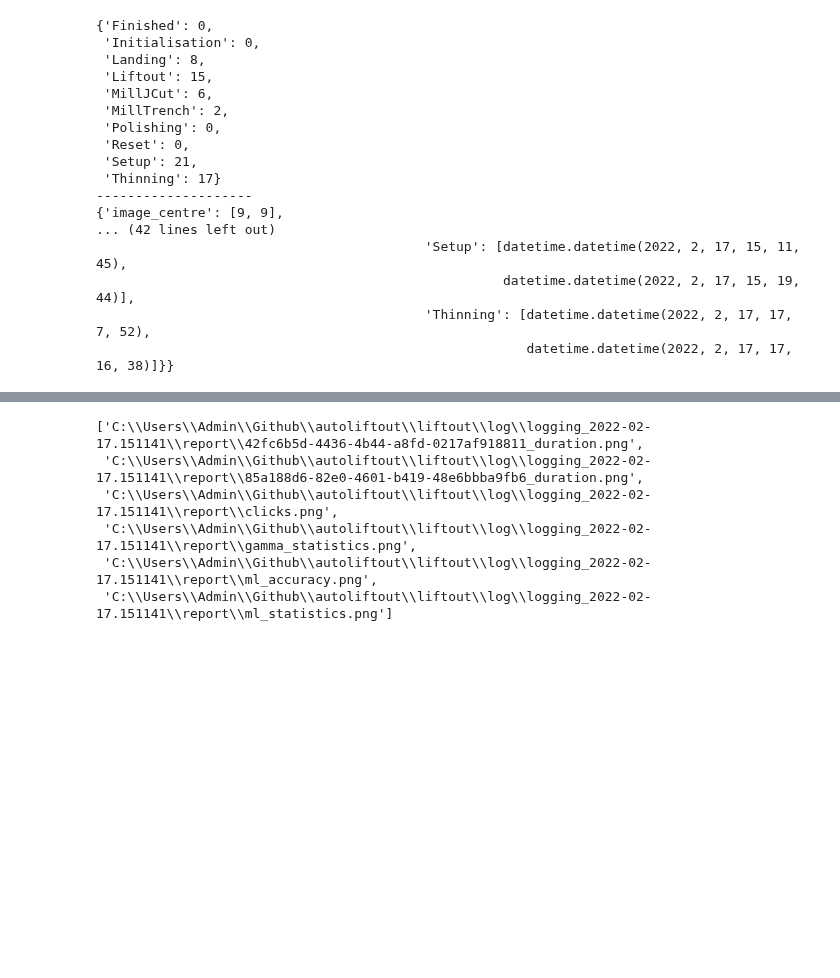
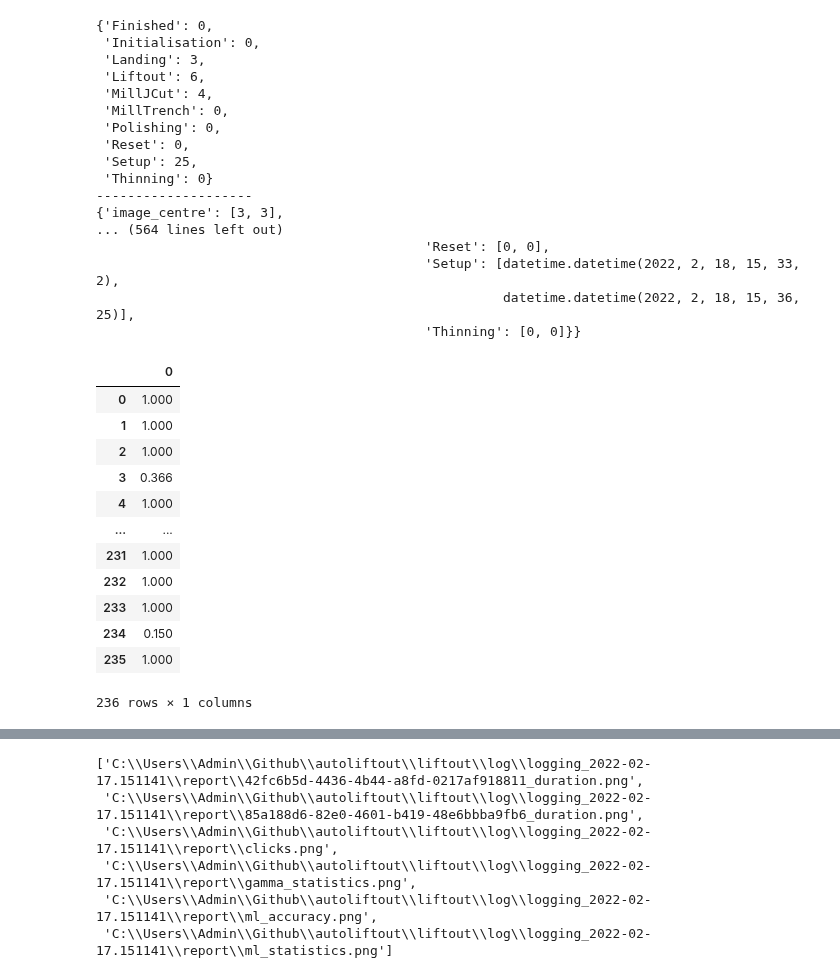
Before and after one commit to Phaips/autoliftout, a Jupyter notebook: liftout/tools/logging.ipynb, the cells around one changed output, grey strips where cells are left out. Cells and saved outputs as stored; diff of their text form; code cells hidden in the pictures; blank space fills up the shorter version.

```diff
--- a/liftout/tools/logging.ipynb
+++ b/liftout/tools/logging.ipynb
@@ -21,25 +39,28 @@ pprint(dict(statistics["ml"]))
 
 print("-"*20)
 
-# pprint(dict(statistics["gamma"]))
+print("-"*20)
+pprint(dict(statistics["crosscorrelation"]))
+
+pprint(dict(statistics["gamma"]))
 
 print("-"*20)
 pprint(dict(statistics["stage"]))
 # %% [output]
 {'Finished': 0,
  'Initialisation': 0,
- 'Landing': 8,
- 'Liftout': 15,
- 'MillJCut': 6,
- 'MillTrench': 2,
+ 'Landing': 3,
+ 'Liftout': 6,
+ 'MillJCut': 4,
+ 'MillTrench': 0,
  'Polishing': 0,
  'Reset': 0,
- 'Setup': 21,
- 'Thinning': 17}
+ 'Setup': 25,
+ 'Thinning': 0}
 --------------------
-{'image_centre': [9, 9],
-... (42 lines left out)
-                                          'Setup': [datetime.datetime(2022, 2, 17, 15, 11, 45),
-                                                    datetime.datetime(2022, 2, 17, 15, 19, 44)],
-                                          'Thinning': [datetime.datetime(2022, 2, 17, 17, 7, 52),
-                                                       datetime.datetime(2022, 2, 17, 17, 16, 38)]}}
+{'image_centre': [3, 3],
+... (564 lines left out)
+                                          'Reset': [0, 0],
+                                          'Setup': [datetime.datetime(2022, 2, 18, 15, 33, 2),
+                                                    datetime.datetime(2022, 2, 18, 15, 36, 25)],
+                                          'Thinning': [0, 0]}}
@@ -51,3 +67,22 @@ gam_std = np.std(statistics["gamma"]["gamma"])
+# %%
+# df_gamma = pd.DataFrame(statistics["gamma"]["gamma"])
+
+df_gamma = pd.DataFrame(statistics["gamma"]["gamma"]["all"])
+df_gamma
+# %% [output]
+|  | 0 |
+| 0 | 1.000 |
+| 1 | 1.000 |
+| 2 | 1.000 |
+| 3 | 0.366 |
+| 4 | 1.000 |
+| ... | ... |
+| 231 | 1.000 |
+| 232 | 1.000 |
+| 233 | 1.000 |
+| 234 | 0.150 |
+| 235 | 1.000 |
+236 rows × 1 columns
 # %%
 report_statistics = LogParser.generate_report_data(statistics, log_dir)
 # %% [output]
```
Also changed, not shown: parts of 3 cells of this notebook, 12 other files.
